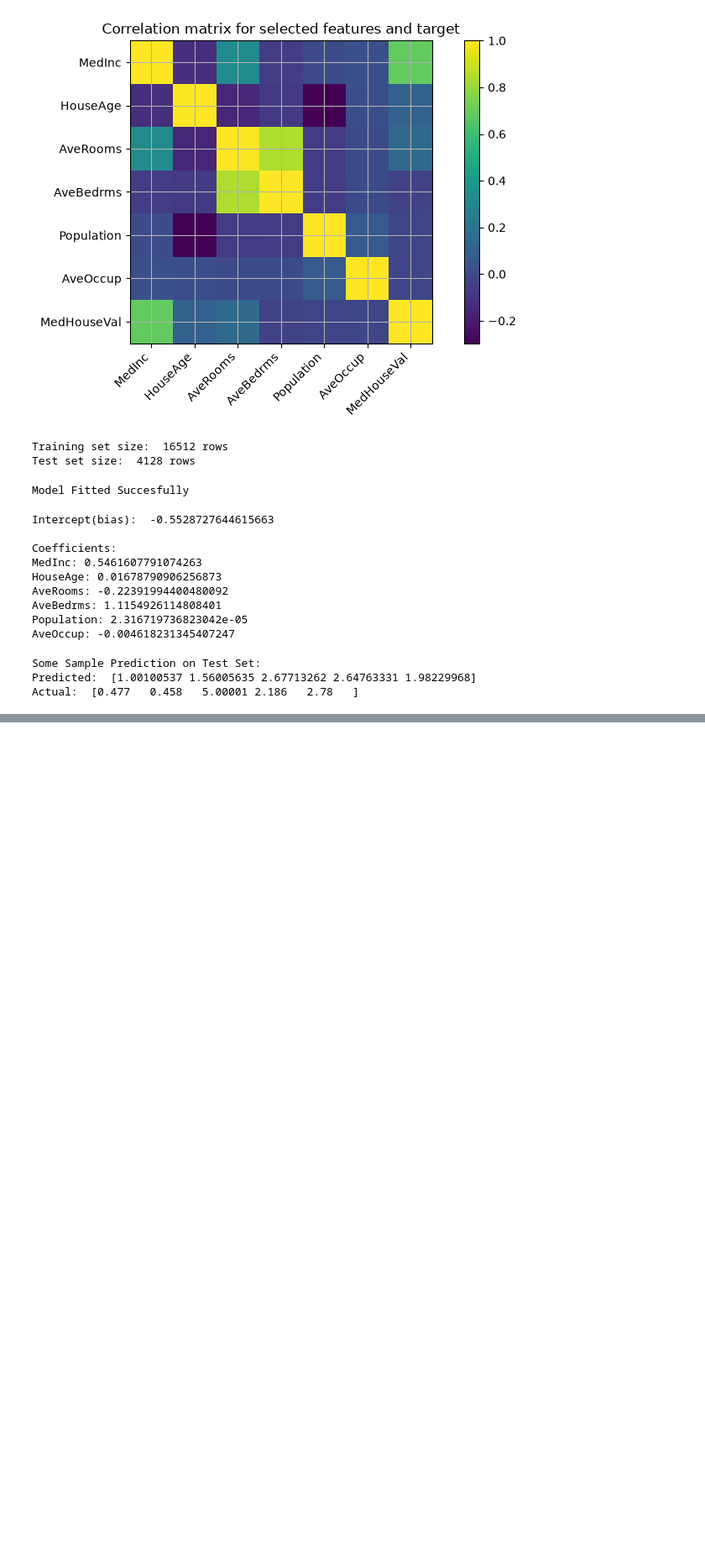
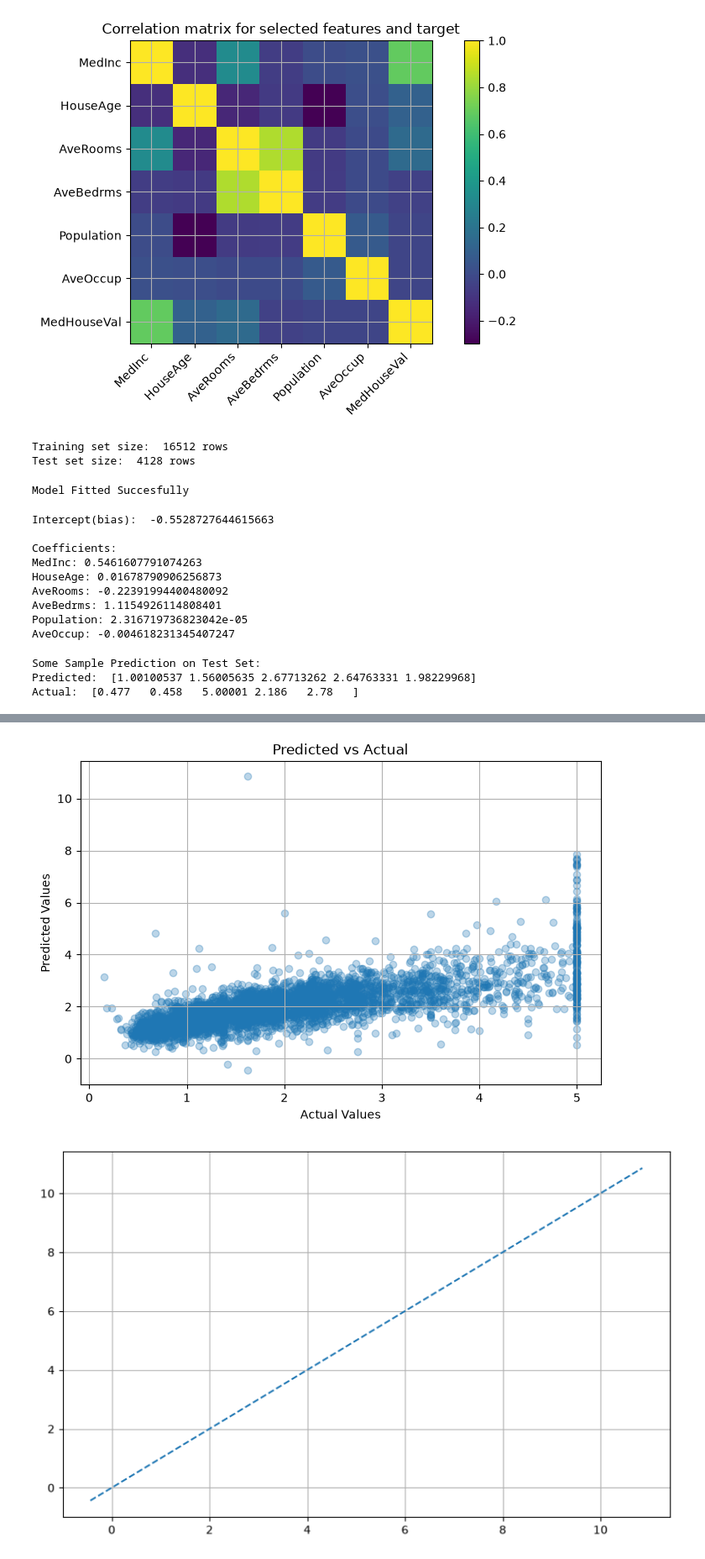
Before and after one commit to flucloxin500/Phitron, a Jupyter notebook: Machine Learning/Week 4/Module 13/13_3_Introduction_to_Multiple_Linear_Regression_Hands_On.ipynb, the cells around one changed output, grey strips where cells are left out. Shown at 84% size. Cells and saved outputs as stored; diff of their text form; code cells hidden in the pictures; blank space fills up the shorter version.

```diff
--- a/Machine Learning/Week 4/Module 13/13_3_Introduction_to_Multiple_Linear_Regression_Hands_On.ipynb
+++ b/Machine Learning/Week 4/Module 13/13_3_Introduction_to_Multiple_Linear_Regression_Hands_On.ipynb
@@ -193,0 +222,18 @@ Actual:  [0.477   0.458   5.00001 2.186   2.78   ]
+# %%
+#Step 6: Plot predicted vs actual values on the test set
+plt.figure()
+plt.scatter(y_test, y_test_pred, alpha=0.3)
+plt.xlabel('Actual Values')
+plt.ylabel('Predicted Values')
+plt.title('Predicted vs Actual')
+plt.show()
+
+#Diagonal reference line
+min_val = min(y_test.min(), y_test_pred.min())
+max_val = max(y_test.max(), y_test_pred.max())
+plt.plot([min_val, max_val], [min_val, max_val], linestyle='--')
+plt.tight_layout()
+plt.show()
+# %% [output]
+[figure, added]
+[figure, added]
```
Also changed, not shown: parts of 3 cells of this notebook.
